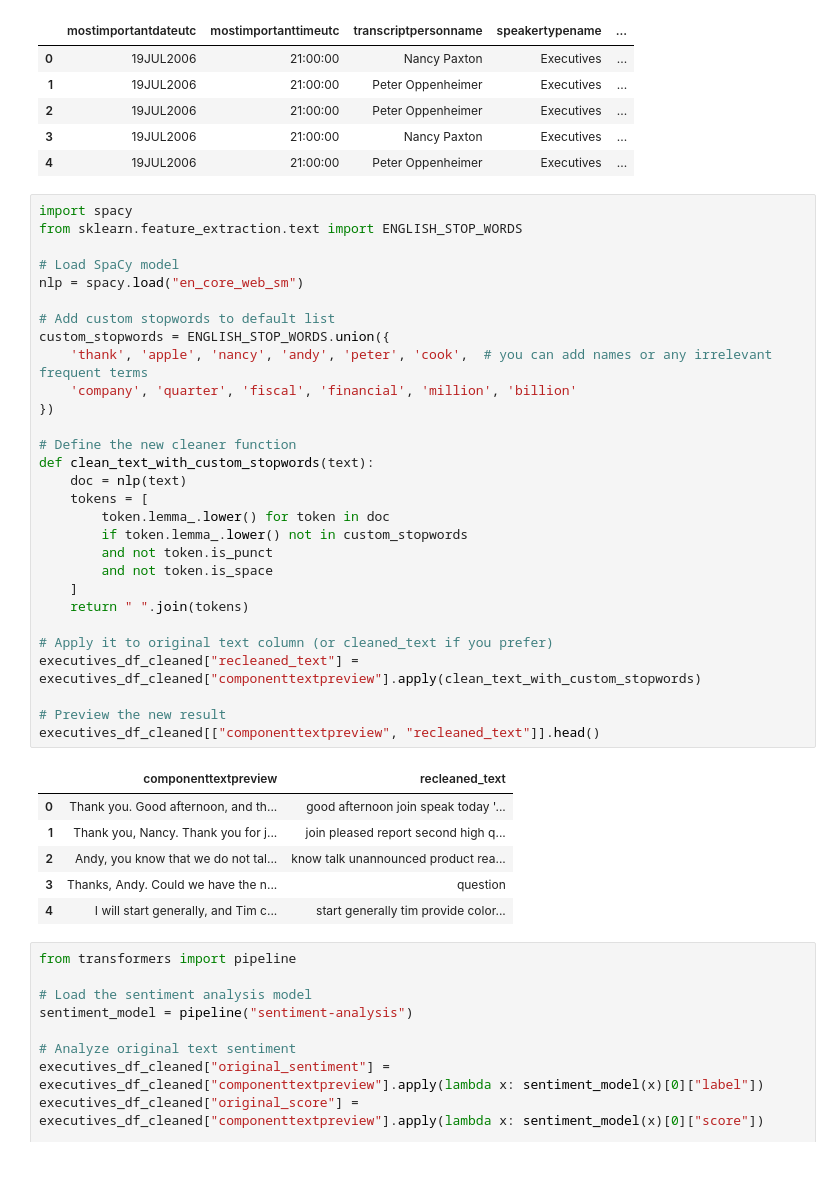
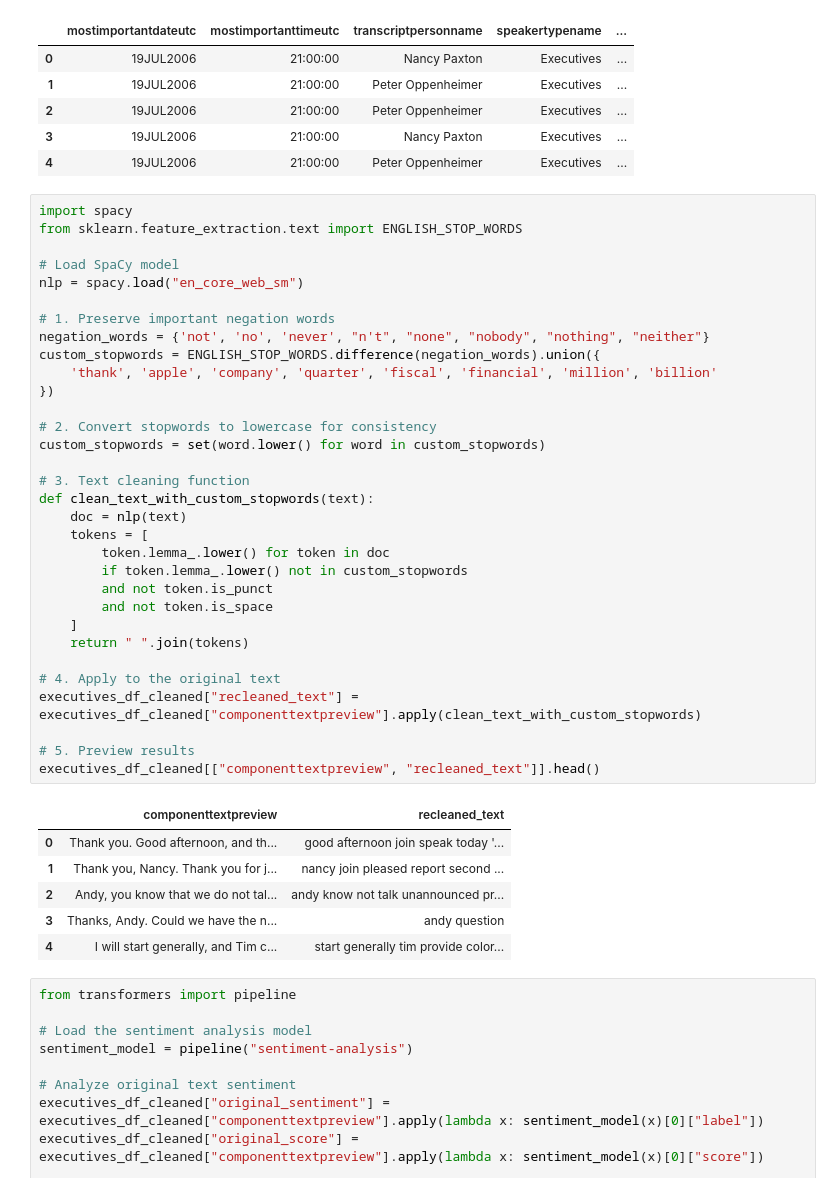
Before and after one commit to YifengQiu220/apple-sentiment-nlp, a Jupyter notebook: test1_2.23.ipynb, the cells around one changed output. Drawn from its saved outputs; the diff is of its cells as text.

```diff
--- a/test1_2.23.ipynb
+++ b/test1_2.23.ipynb
@@ -370,38 +370,41 @@ executives_df_cleaned.head()
 # %%
 import spacy
 from sklearn.feature_extraction.text import ENGLISH_STOP_WORDS
 
 # Load SpaCy model
 nlp = spacy.load("en_core_web_sm")
 
-# Add custom stopwords to default list
-custom_stopwords = ENGLISH_STOP_WORDS.union({
-    'thank', 'apple', 'nancy', 'andy', 'peter', 'cook',  # you can add names or any irrelevant frequent terms
-    'company', 'quarter', 'fiscal', 'financial', 'million', 'billion'
+# 1. Preserve important negation words
+negation_words = {'not', 'no', 'never', "n't", "none", "nobody", "nothing", "neither"}
+custom_stopwords = ENGLISH_STOP_WORDS.difference(negation_words).union({
+    'thank', 'apple', 'company', 'quarter', 'fiscal', 'financial', 'million', 'billion'
 })
 
-# Define the new cleaner function
+# 2. Convert stopwords to lowercase for consistency
+custom_stopwords = set(word.lower() for word in custom_stopwords)
+
+# 3. Text cleaning function
 def clean_text_with_custom_stopwords(text):
     doc = nlp(text)
     tokens = [
         token.lemma_.lower() for token in doc
         if token.lemma_.lower() not in custom_stopwords
         and not token.is_punct
         and not token.is_space
     ]
     return " ".join(tokens)
 
-# Apply it to original text column (or cleaned_text if you prefer)
+# 4. Apply to the original text
 executives_df_cleaned["recleaned_text"] = executives_df_cleaned["componenttextpreview"].apply(clean_text_with_custom_stopwords)
 
-# Preview the new result
+# 5. Preview results
 executives_df_cleaned[["componenttextpreview", "recleaned_text"]].head()
 # %% [output]
 |  | componenttextpreview | recleaned_text |
 | 0 | Thank you. Good afternoon, and th... | good afternoon join speak today '... |
-| 1 | Thank you, Nancy. Thank you for j... | join pleased report second high q... |
-| 2 | Andy, you know that we do not tal... | know talk unannounced product rea... |
-| 3 | Thanks, Andy. Could we have the n... | question |
+| 1 | Thank you, Nancy. Thank you for j... | nancy join pleased report second ... |
+| 2 | Andy, you know that we do not tal... | andy know not talk unannounced pr... |
+| 3 | Thanks, Andy. Could we have the n... | andy question |
 | 4 | I will start generally, and Tim c... | start generally tim provide color... |
 # %%
 from transformers import pipeline
```
